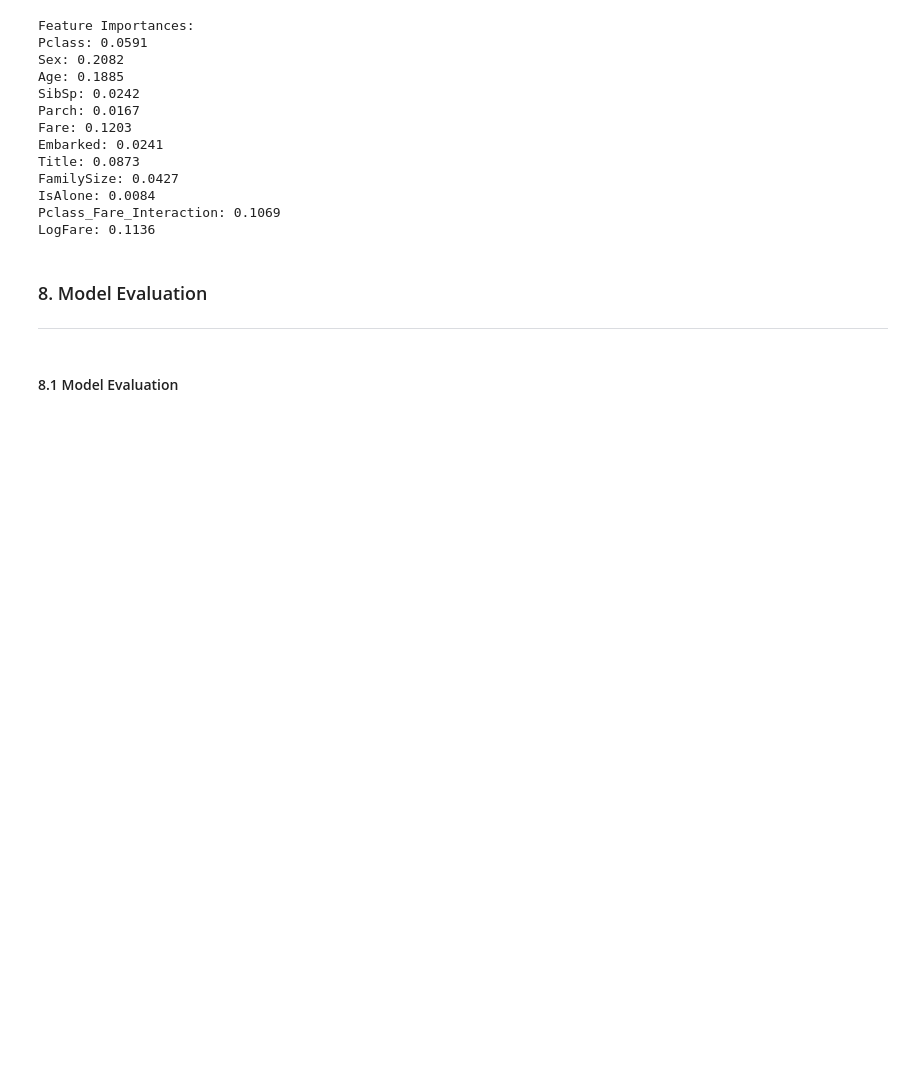
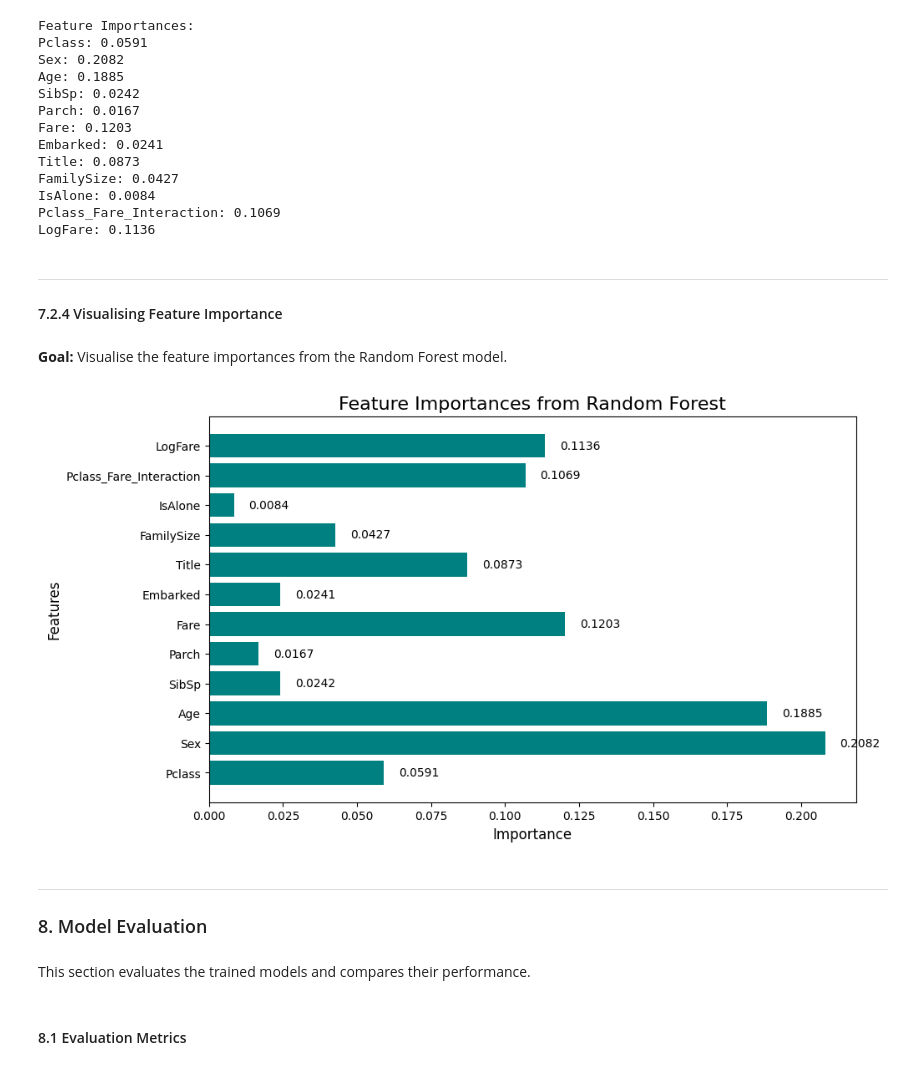
Before and after one commit to RJay02/Artificial-Intelligence, a Jupyter notebook: S2 Machine Learning AI Scientific/Machine Learning Algorithms.ipynb, the cells around one changed output. Drawn from its saved outputs; the diff is of its cells as text; code cells hidden in the pictures; blank space fills up the shorter version.

```diff
--- a/S2 Machine Learning AI Scientific/Machine Learning Algorithms.ipynb
+++ b/S2 Machine Learning AI Scientific/Machine Learning Algorithms.ipynb
@@ -1199,8 +1238,37 @@ FamilySize: 0.0427
 IsAlone: 0.0084
 Pclass_Fare_Interaction: 0.1069
 LogFare: 0.1136
+# %% [markdown]
+---
+#### 7.2.4 Visualising Feature Importance
+# %% [markdown]
+**Goal:** Visualise the feature importances from the Random Forest model.
+# %%
+import matplotlib.pyplot as plt
+
+# Plot feature importances
+feature_importances = random_forest_model.feature_importances_
+features = X_train.columns
+
+plt.figure(figsize=(10, 6))
+bars = plt.barh(features, feature_importances, color="teal")
+plt.title("Feature Importances from Random Forest", fontsize=16)
+plt.xlabel("Importance", fontsize=12)
+plt.ylabel("Features", fontsize=12)
+
+# Add annotations to each bar
+for bar in bars:
+    width = bar.get_width()
+    plt.text(width + 0.005, bar.get_y() + bar.get_height() / 2,
+             f"{width:.4f}", va="center", fontsize=10)
+
+plt.show()
+# %% [output]
+[figure, added]
 # %% [markdown]
+---
 ### 8. Model Evaluation
----
+# %% [markdown]
+This section evaluates the trained models and compares their performance.
 # %% [markdown]
-#### 8.1 Model Evaluation
+#### 8.1 Evaluation Metrics
```
Also changed, not shown: parts of 42 cells of this notebook.
